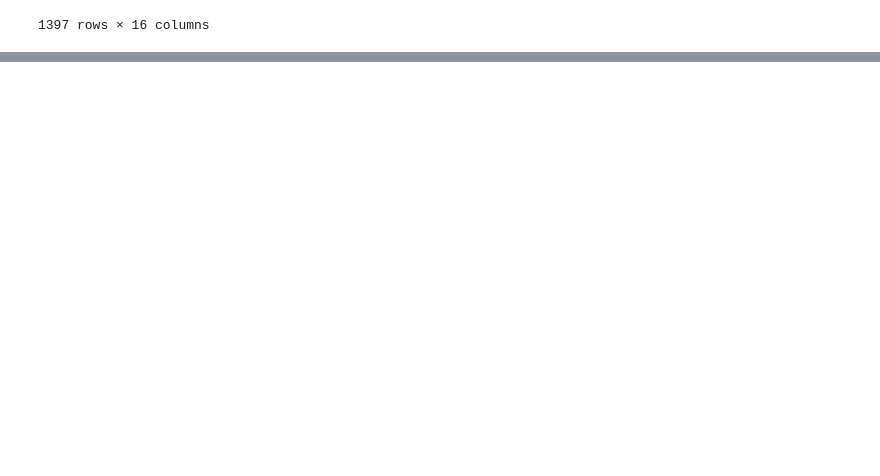
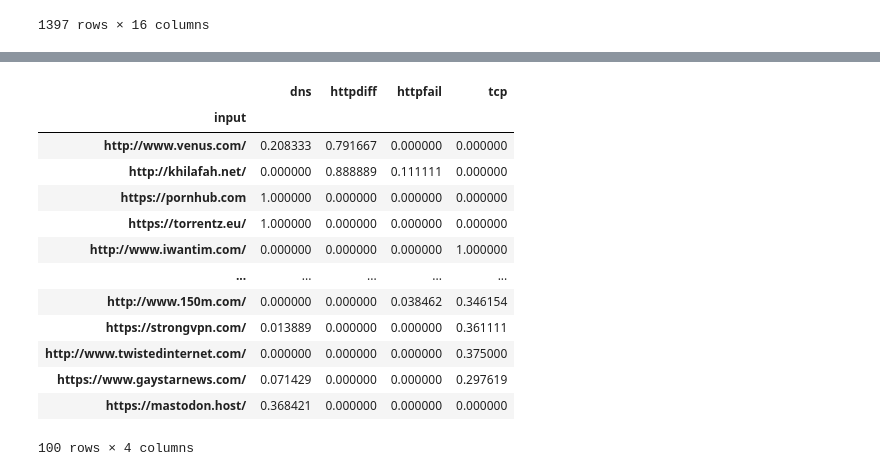
Before and after one commit to mdushkoff/OONI_DataAnalysis, a Jupyter notebook: src/analysis001.ipynb, the cells around one changed output, grey strips where cells are left out. Drawn from its saved outputs; the diff is of its cells as text; code cells hidden in the pictures; blank space fills up the shorter version.

```diff
--- a/src/analysis001.ipynb
+++ b/src/analysis001.ipynb
@@ -145,3 +145,20 @@ wmbi.loc[topw[topw > 10].index]
 |  | 2022-12-16 | AS17501 | NaN | NaN | False | AS17501 | True | ... |
 |  | 2022-12-16 | AS17501 | NaN | NaN | False | AS17501 | True | ... |
 1397 rows × 16 columns
+# %%
+# Group all events by input calculate totals
+dns_grouped = dns_events.groupby('input').size() # sort_values(ascending=False)
+httpdiff_grouped = httpdiff_events.groupby('input').size()
+httpfail_grouped = httpfail_events.groupby('input').size()
+tcp_grouped = tcp_events.groupby('input').size()
+totals_grouped = web_connectivity.groupby('input').size()
+# %%
+# Calculate fraction of events blocked per input
+frac_dns_grouped = (dns_grouped / totals_grouped).dropna().sort_values(ascending=False)
+frac_httpdiff_grouped = (httpdiff_grouped / totals_grouped).dropna().sort_values(ascending=False)
+frac_httpfail_grouped = (httpfail_grouped / totals_grouped).dropna().sort_values(ascending=False)
+frac_tcp_grouped = (tcp_grouped / totals_grouped).dropna().sort_values(ascending=False)
+# %%
+# Get all events grouped by the type of blocking event
+all_grouped = pd.DataFrame({'dns': frac_dns_grouped, 'httpdiff': frac_httpdiff_grouped, 'httpfail': frac_httpfail_grouped, 'tcp': frac_tcp_grouped}).fillna(0)
+all_grouped
@@ -147,0 +180,21 @@ wmbi.loc[topw[topw > 10].index]
+# %%
+# Extract the top N sites
+nn = 100
+top_n_idx = all_grouped.sum(axis=1).sort_values(ascending=False)[0:nn].index
+top_n = all_grouped.loc[top_n_idx]
+top_n
+# %% [output]
+|  | dns | httpdiff | httpfail | tcp |
+| input |  |  |  |  |
+| http://www.venus.com/ | 0.208333 | 0.791667 | 0.000000 | 0.000000 |
+| http://khilafah.net/ | 0.000000 | 0.888889 | 0.111111 | 0.000000 |
+| https://pornhub.com | 1.000000 | 0.000000 | 0.000000 | 0.000000 |
+| https://torrentz.eu/ | 1.000000 | 0.000000 | 0.000000 | 0.000000 |
+| http://www.iwantim.com/ | 0.000000 | 0.000000 | 0.000000 | 1.000000 |
+| ... | ... | ... | ... | ... |
+| http://www.150m.com/ | 0.000000 | 0.000000 | 0.038462 | 0.346154 |
+| https://strongvpn.com/ | 0.013889 | 0.000000 | 0.000000 | 0.361111 |
+| http://www.twistedinternet.com/ | 0.000000 | 0.000000 | 0.000000 | 0.375000 |
+| https://www.gaystarnews.com/ | 0.071429 | 0.000000 | 0.000000 | 0.297619 |
+| https://mastodon.host/ | 0.368421 | 0.000000 | 0.000000 | 0.000000 |
+100 rows × 4 columns
```
Also changed, not shown: parts of 3 cells of this notebook, 2 other files.
